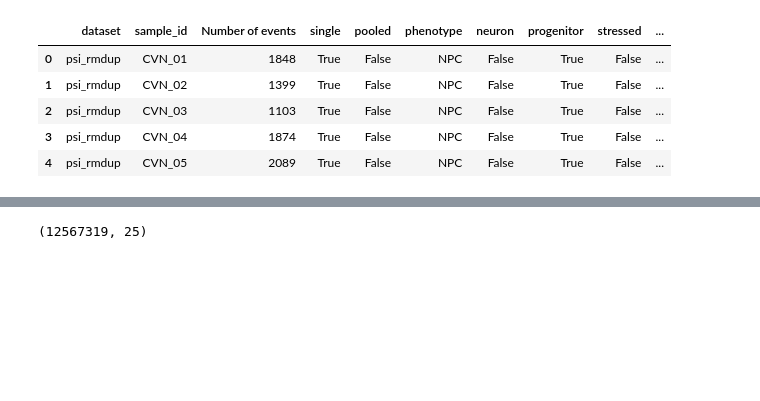
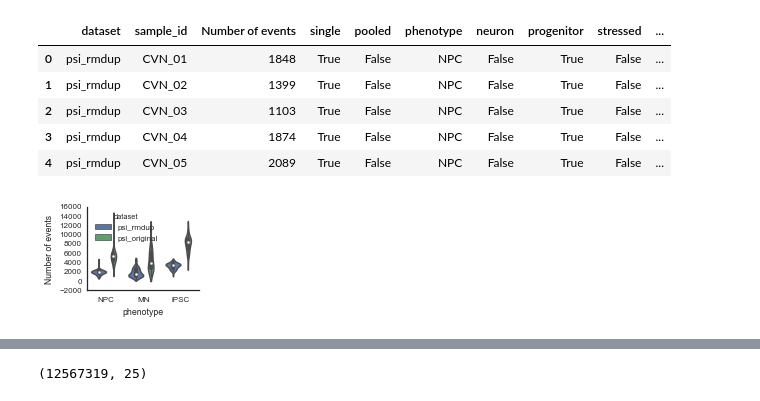
Before and after one commit to YeoLab/singlecell_pnm, a Jupyter notebook: 01_Figure_1/021_outrigger_vs_rmdup_percentages.ipynb, the cells around one changed output, grey strips where cells are left out. Saved outputs shown, nothing was run; the diff lists cells and outputs as text; code cells hidden in the pictures; blank space fills up the shorter version.

```diff
--- a/01_Figure_1/021_outrigger_vs_rmdup_percentages.ipynb
+++ b/01_Figure_1/021_outrigger_vs_rmdup_percentages.ipynb
@@ -325,6 +325,11 @@ events_per_sample_metadata.head()
 | 3 | psi_rmdup | CVN_04 | 1874 | True | False | NPC | False | True | False | ... |
 | 4 | psi_rmdup | CVN_05 | 2089 | True | False | NPC | False | True | False | ... |
 # %%
-fig, ax = plt.subplots()
+fig, ax = plt.subplots(figsize=(2, 1.5))
 
-sns.violinplot(x='phenotype', y='Number of ')
+sns.violinplot(x='phenotype', y='Number of events', hue='dataset', data=events_per_sample_metadata, cut=True,
+               order=study.phenotype_order)
+sns.despine()
+fig.savefig('{}/number_of_events_per_sample_violinplots.pdf'.format(figure_folder))
+# %% [output]
+[figure, added]
```
Also changed, not shown: parts of 1 cell of this notebook, 2 other files.
